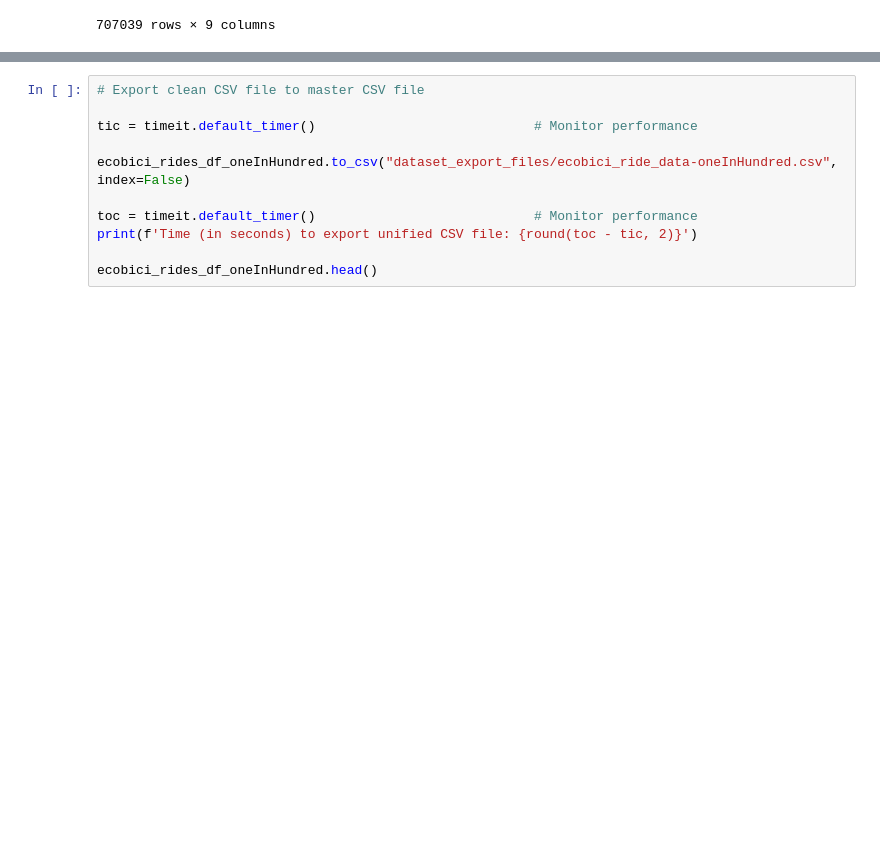
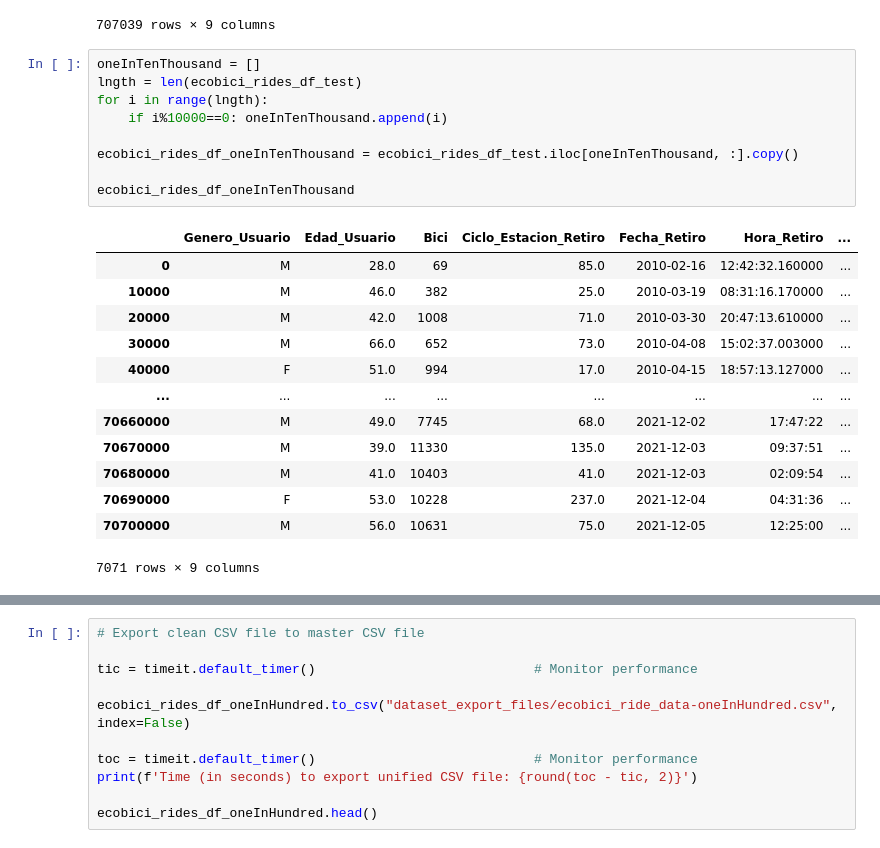
Before and after one commit to mgeffroy/P2-Ecobici_insights_and_recommendations, a Jupyter notebook: Resources/Data/2_Dataset_create_subsets.ipynb, the cells around one changed output, grey strips where cells are left out. Cells and saved outputs as stored; diff of their text form; blank space fills up the shorter version.

```diff
--- a/Resources/Data/2_Dataset_create_subsets.ipynb
+++ b/Resources/Data/2_Dataset_create_subsets.ipynb
@@ -116,6 +135,29 @@ ecobici_rides_df_oneInHundred
 | 70703700 | F | 23.0 | 15286 | 467.0 | 2021-12-05 | 08:20:32 | ... |
 | 70703800 | M | 30.0 | 9028 | 174.0 | 2021-12-05 | 08:58:05 | ... |
 707039 rows × 9 columns
+# %%
+oneInTenThousand = []
+lngth = len(ecobici_rides_df_test)
+for i in range(lngth):
+    if i%10000==0: oneInTenThousand.append(i)
+
+ecobici_rides_df_oneInTenThousand = ecobici_rides_df_test.iloc[oneInTenThousand, :].copy()
+
+ecobici_rides_df_oneInTenThousand
+# %% [output]
+|  | Genero_Usuario | Edad_Usuario | Bici | Ciclo_Estacion_Retiro | Fecha_Retiro | Hora_Retiro | ... |
+| 0 | M | 28.0 | 69 | 85.0 | 2010-02-16 | 12:42:32.160000 | ... |
+| 10000 | M | 46.0 | 382 | 25.0 | 2010-03-19 | 08:31:16.170000 | ... |
+| 20000 | M | 42.0 | 1008 | 71.0 | 2010-03-30 | 20:47:13.610000 | ... |
+| 30000 | M | 66.0 | 652 | 73.0 | 2010-04-08 | 15:02:37.003000 | ... |
+| 40000 | F | 51.0 | 994 | 17.0 | 2010-04-15 | 18:57:13.127000 | ... |
+| ... | ... | ... | ... | ... | ... | ... | ... |
+| 70660000 | M | 49.0 | 7745 | 68.0 | 2021-12-02 | 17:47:22 | ... |
+| 70670000 | M | 39.0 | 11330 | 135.0 | 2021-12-03 | 09:37:51 | ... |
+| 70680000 | M | 41.0 | 10403 | 41.0 | 2021-12-03 | 02:09:54 | ... |
+| 70690000 | F | 53.0 | 10228 | 237.0 | 2021-12-04 | 04:31:36 | ... |
+| 70700000 | M | 56.0 | 10631 | 75.0 | 2021-12-05 | 12:25:00 | ... |
+7071 rows × 9 columns
 # %%
 # Export clean CSV file to master CSV file
 
```
Also changed, not shown: parts of 4 cells of this notebook, 1 other file.
